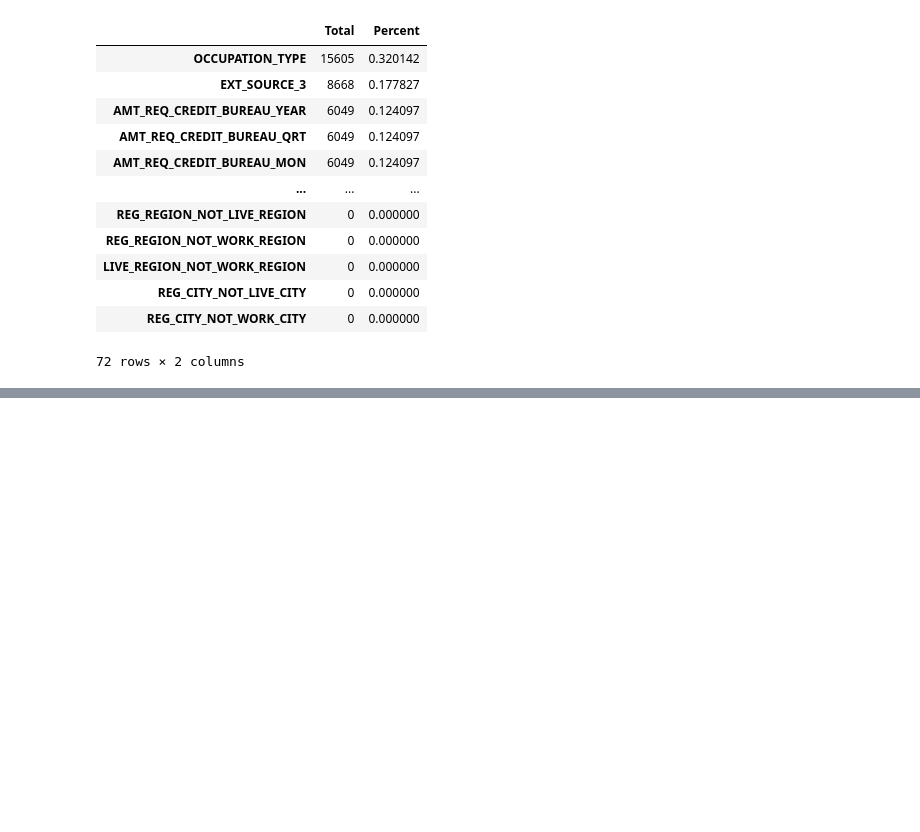
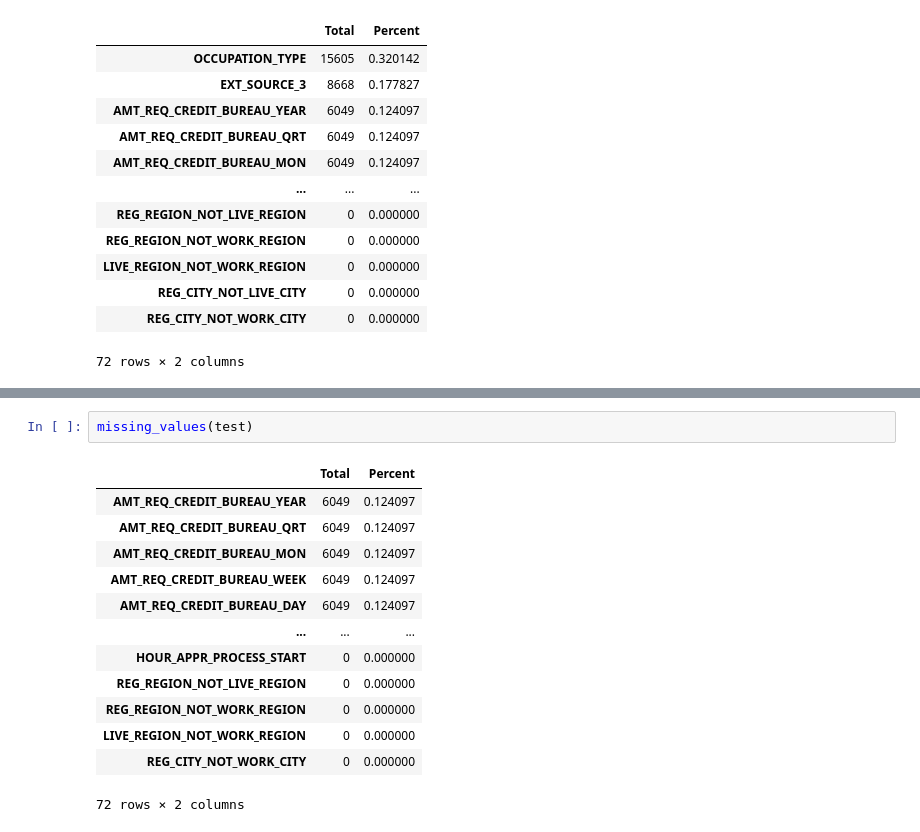
Before and after one commit to Saifansari-ai/Credit_risk_modeling, a Jupyter notebook: data_preprocessing.ipynb, the cells around one changed output, grey strips where cells are left out. Saved outputs shown, nothing was run; the diff lists cells and outputs as text; blank space fills up the shorter version.

```diff
--- a/data_preprocessing.ipynb
+++ b/data_preprocessing.ipynb
@@ -912,0 +1042,16 @@ missing_values(test)
+# %%
+missing_values(test)
+# %% [output]
+|  | Total | Percent |
+| AMT_REQ_CREDIT_BUREAU_YEAR | 6049 | 0.124097 |
+| AMT_REQ_CREDIT_BUREAU_QRT | 6049 | 0.124097 |
+| AMT_REQ_CREDIT_BUREAU_MON | 6049 | 0.124097 |
+| AMT_REQ_CREDIT_BUREAU_WEEK | 6049 | 0.124097 |
+| AMT_REQ_CREDIT_BUREAU_DAY | 6049 | 0.124097 |
+| ... | ... | ... |
+| HOUR_APPR_PROCESS_START | 0 | 0.000000 |
+| REG_REGION_NOT_LIVE_REGION | 0 | 0.000000 |
+| REG_REGION_NOT_WORK_REGION | 0 | 0.000000 |
+| LIVE_REGION_NOT_WORK_REGION | 0 | 0.000000 |
+| REG_CITY_NOT_WORK_CITY | 0 | 0.000000 |
+72 rows × 2 columns
```
Also changed, not shown: parts of 43 cells of this notebook.
